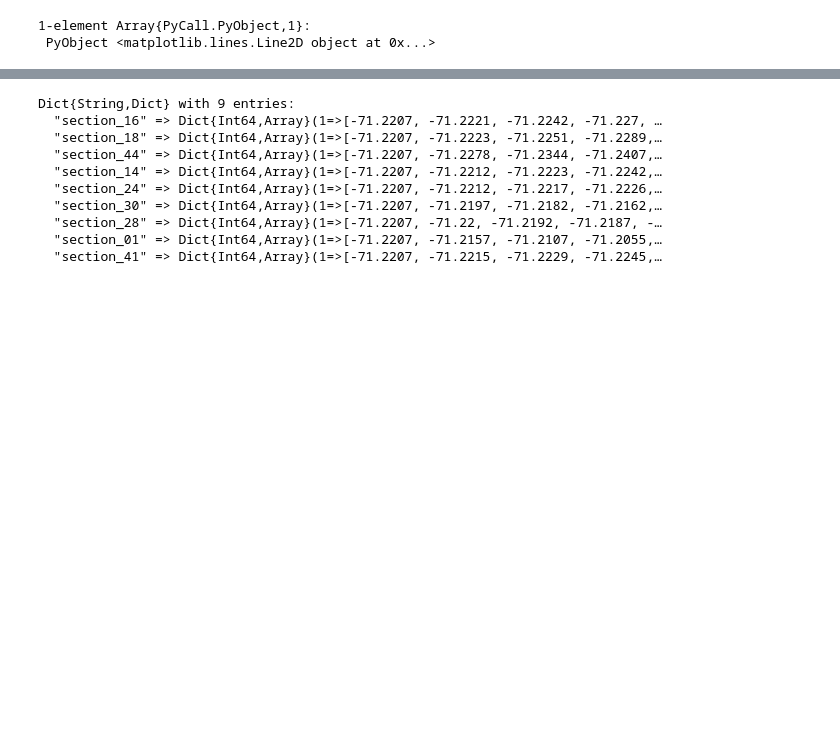
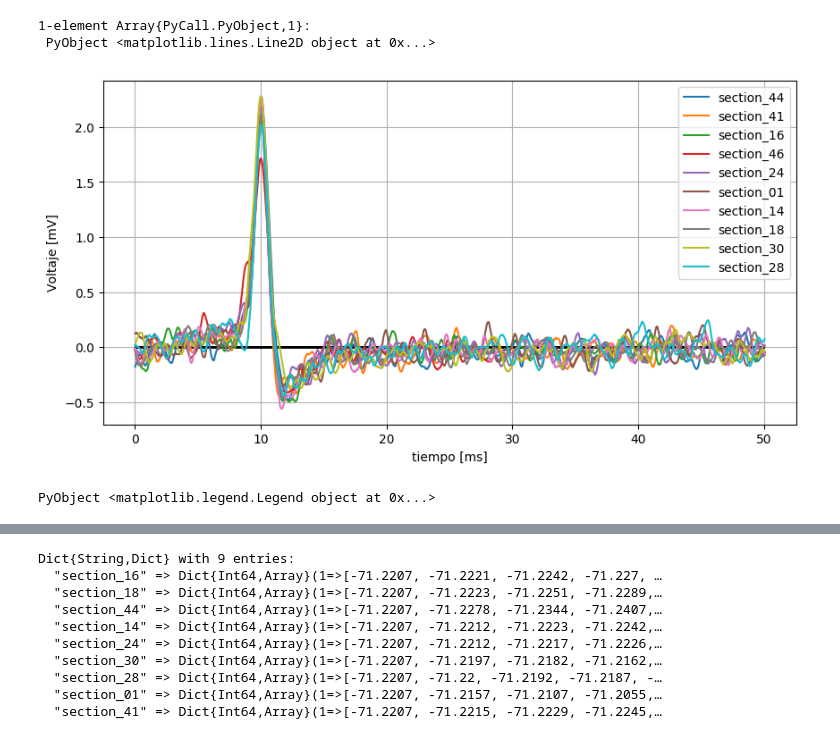
Before and after one commit to JoseJJAB/TrabajoCinvestav, a Jupyter notebook: SpikletDetection.ipynb, the cells around one changed output, grey strips where cells are left out. Cells and saved outputs as stored; diff of their text form; code cells hidden in the pictures; blank space fills up the shorter version.

```diff
--- a/SpikletDetection.ipynb
+++ b/SpikletDetection.ipynb
@@ -57,7 +57,10 @@ function tari(it,ft)
     result=auxi:auxf
 end
 
-derivadadt(xx::Array, f=freq)=diff(xx).*f
+function derivadadt(xx::Array, f=freq)
+    aux=diff(xx).*f
+    result=vcat(aux, aux[end])
+end
 # %% [output]
 derivadadt (generic function with 2 methods)
 # %% [markdown]
@@ -436,5 +439,30 @@ plot(derivadas["section_50"])
 [figure]
 1-element Array{PyCall.PyObject,1}:
  PyObject <matplotlib.lines.Line2D object at 0x...>
+# %%
+figura=figure(figsize=(10,5))
+
+# Primero buscamos la lista de los intervalos ejemplo
+for subs in keys(intSS)
+    # en cada intervalo ejemplo puede haber varios subintervalos sospechosos
+    for j in keys(intSS[subs])
+        # tomamos el rango de cada subintervalo sospechoso
+        # es mejor dibujar con rangos que con listas de numeros
+        rango=intSS[subs][j]
+        ll=length(rango)
+        rangot=iart(1,ll)
+        plot(rangot,derivadas[subs][rango], label=subs)
+        hlines(0, 0, 50,lw=2)
+    end
+end
+
+
+xlabel("tiempo [ms]")
+ylabel("Voltaje [mV]")
+grid()
+legend()
+# %% [output]
+[figure, added]
+PyObject <matplotlib.legend.Legend object at 0x...>
 # %%
 (limpia, mocha)=separamochas(intSS);
```
Also changed, not shown: parts of 9 cells of this notebook.
